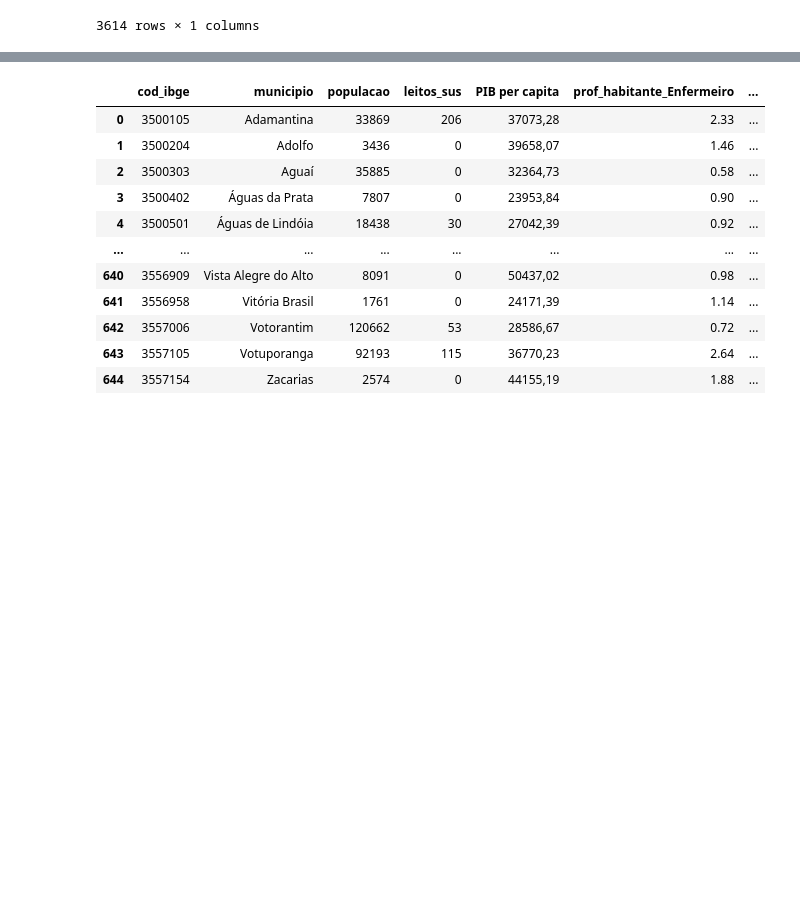
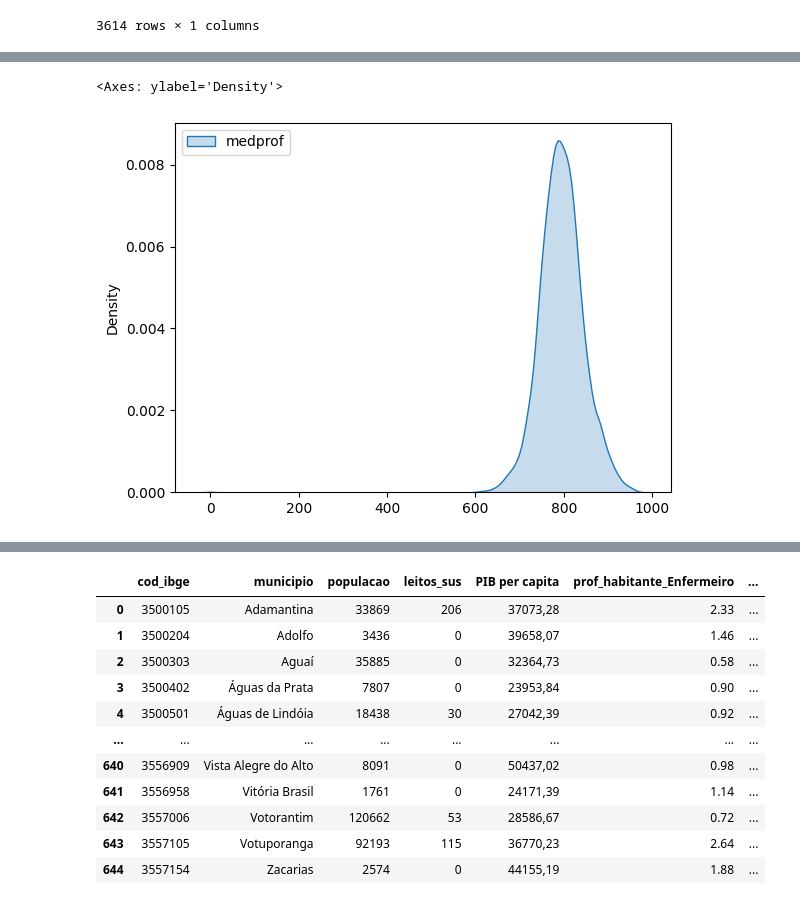
Before and after one commit to tiagogodoi/infra-ensino, a Jupyter notebook: TCC-final-2023.ipynb, the cells around one changed output, grey strips where cells are left out. Drawn from its saved outputs; the diff is of its cells as text; code cells hidden in the pictures; blank space fills up the shorter version.

```diff
--- a/TCC-final-2023.ipynb
+++ b/TCC-final-2023.ipynb
@@ -64 +78,7 @@ df_prof_em
+# %%
+import seaborn as sns
+sns.kdeplot(df_prof_em, fill=True)
+# %% [output]
+<Axes: ylabel='Density'>
+[figure, added]
 # %%
```
Also changed, not shown: parts of 19 cells of this notebook.
